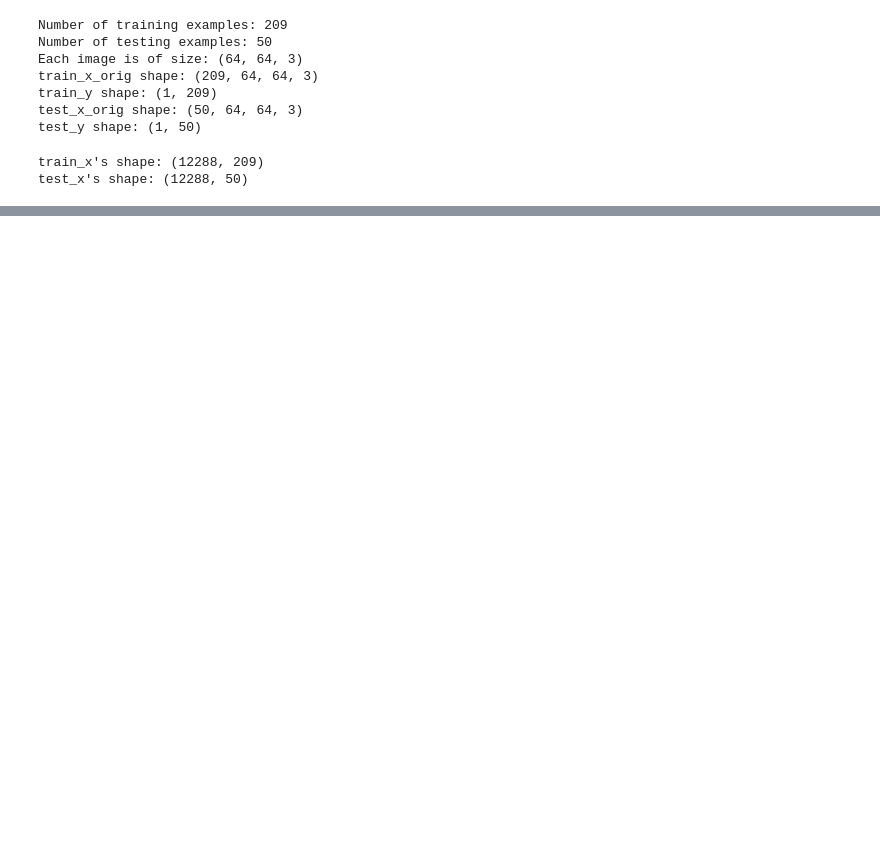
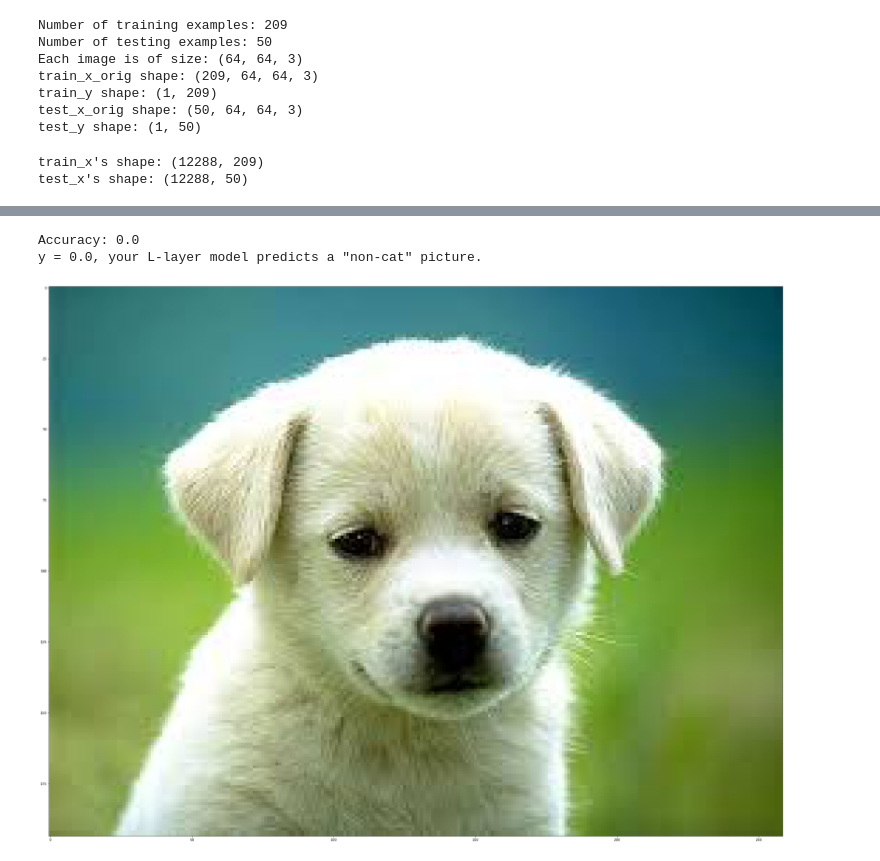
Before and after one commit to manukarreddy/Cat-Vs-NonCat-using-Deep-Neural-Networks, a Jupyter notebook: CatvsNonCatNN.ipynb, the cells around one changed output, grey strips where cells are left out. Saved outputs shown, nothing was run; the diff lists cells and outputs as text; code cells hidden in the pictures; blank space fills up the shorter version.

```diff
--- a/CatvsNonCatNN.ipynb
+++ b/CatvsNonCatNN.ipynb
@@ -160,0 +174,16 @@ y = 0.0, your L-layer model predicts a "non-cat" picture.
+# %%
+my_image = "dog.jpeg" # Give the name of any image
+my_label_y = [1] # the true class of your image (1 -> cat, 0 -> non-cat)
+
+fname = "images/" + my_image
+image = np.array(plt.imread(fname))
+my_image = np.array(cv2.resize(image,(num_px,num_px))).reshape((num_px*num_px*3,1))
+my_image = my_image/255.
+my_predicted_image = predict(my_image, my_label_y, parameters)
+
+plt.imshow(image)
+print ("y = " + str(np.squeeze(my_predicted_image)) + ", your L-layer model predicts a \"" + classes[int(np.squeeze(my_predicted_image)),].decode("utf-8") +  "\" picture.")
+# %% [output]
+Accuracy: 0.0
+y = 0.0, your L-layer model predicts a "non-cat" picture.
+[figure, added]
```
Also changed, not shown: parts of 7 cells of this notebook, 5 other files.
